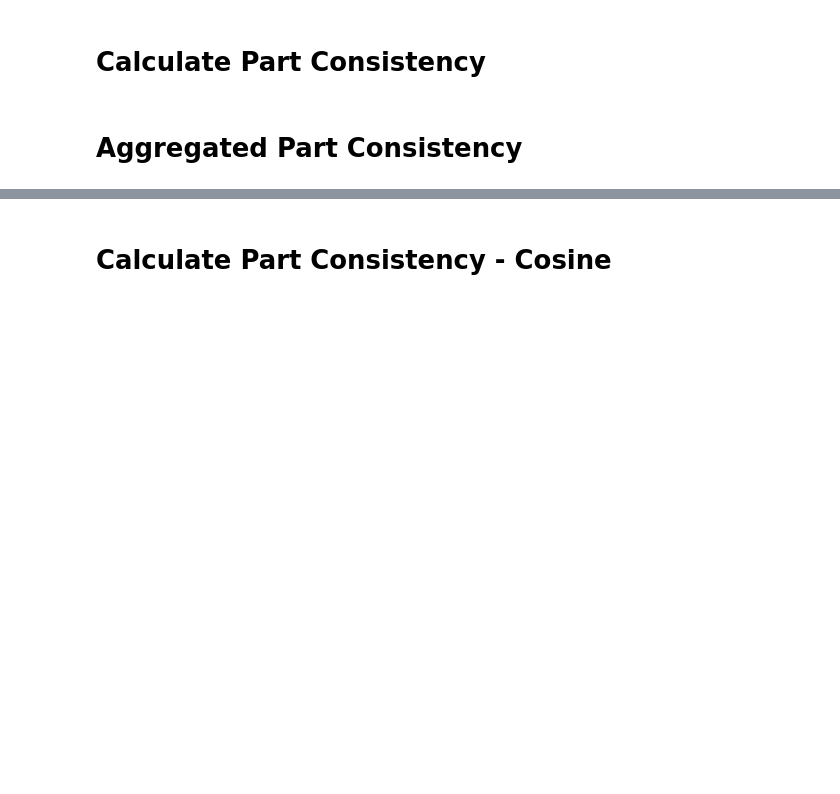
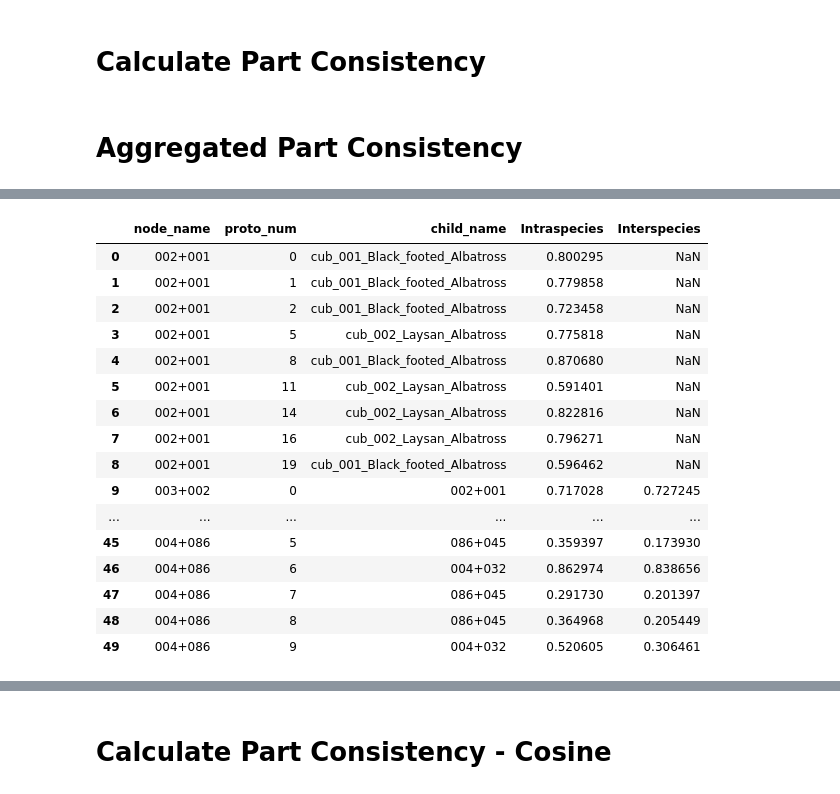
Before and after one commit to harishB97/PIPNet, a Jupyter notebook: part_consistency.ipynb, the cells around one changed output, grey strips where cells are left out. Drawn from its saved outputs; the diff is of its cells as text; code cells hidden in the pictures; blank space fills up the shorter version.

```diff
--- a/part_consistency.ipynb
+++ b/part_consistency.ipynb
@@ -937,7 +952,7 @@ def semantic_less_calculation(x, distance_metric, cosine_min_threshold=None):
 # proto_part_consistency_metrics = df[df['max_part_activation'] > 0.2].groupby(['node_name', 'proto_num'], as_index=False).apply(semantic_similarity_based)
 # proto_part_consistency_metrics = df[df['max_part_activation'] > 0.2].groupby(['node_name', 'proto_num'], as_index=False)\
 #                                     .apply(semantic_less_calculation, distance_metric='inner_product') # cosine, inner_product, euclidean
-proto_part_consistency_metrics = df.groupby(['node_name', 'proto_num'], as_index=False)\
+proto_part_consistency_metrics = df.groupby(['node_name', 'proto_num', 'child_name'], as_index=False)\
                                     .apply(semantic_less_calculation, distance_metric='cosine', cosine_min_threshold=0.2) # cosine, inner_product, euclidean
 # %% [markdown]
 # Aggregated Part Consistency
@@ -962,0 +978,21 @@ Intraspecies 0.6815320511778747
+# %%
+# Naive-HPIPNet
+proto_part_consistency_metrics.head(50)
+# %% [output]
+|  | node_name | proto_num | child_name | Intraspecies | Interspecies |
+| 0 | 002+001 | 0 | cub_001_Black_footed_Albatross | 0.800295 | NaN |
+| 1 | 002+001 | 1 | cub_001_Black_footed_Albatross | 0.779858 | NaN |
+| 2 | 002+001 | 2 | cub_001_Black_footed_Albatross | 0.723458 | NaN |
+| 3 | 002+001 | 5 | cub_002_Laysan_Albatross | 0.775818 | NaN |
+| 4 | 002+001 | 8 | cub_001_Black_footed_Albatross | 0.870680 | NaN |
+| 5 | 002+001 | 11 | cub_002_Laysan_Albatross | 0.591401 | NaN |
+| 6 | 002+001 | 14 | cub_002_Laysan_Albatross | 0.822816 | NaN |
+| 7 | 002+001 | 16 | cub_002_Laysan_Albatross | 0.796271 | NaN |
+| 8 | 002+001 | 19 | cub_001_Black_footed_Albatross | 0.596462 | NaN |
+| 9 | 003+002 | 0 | 002+001 | 0.717028 | 0.727245 |
+| ... | ... | ... | ... | ... | ... |
+| 45 | 004+086 | 5 | 086+045 | 0.359397 | 0.173930 |
+| 46 | 004+086 | 6 | 004+032 | 0.862974 | 0.838656 |
+| 47 | 004+086 | 7 | 086+045 | 0.291730 | 0.201397 |
+| 48 | 004+086 | 8 | 086+045 | 0.364968 | 0.205449 |
+| 49 | 004+086 | 9 | 004+032 | 0.520605 | 0.306461 |
```
Also changed, not shown: parts of 16 cells of this notebook, 2 other files.
